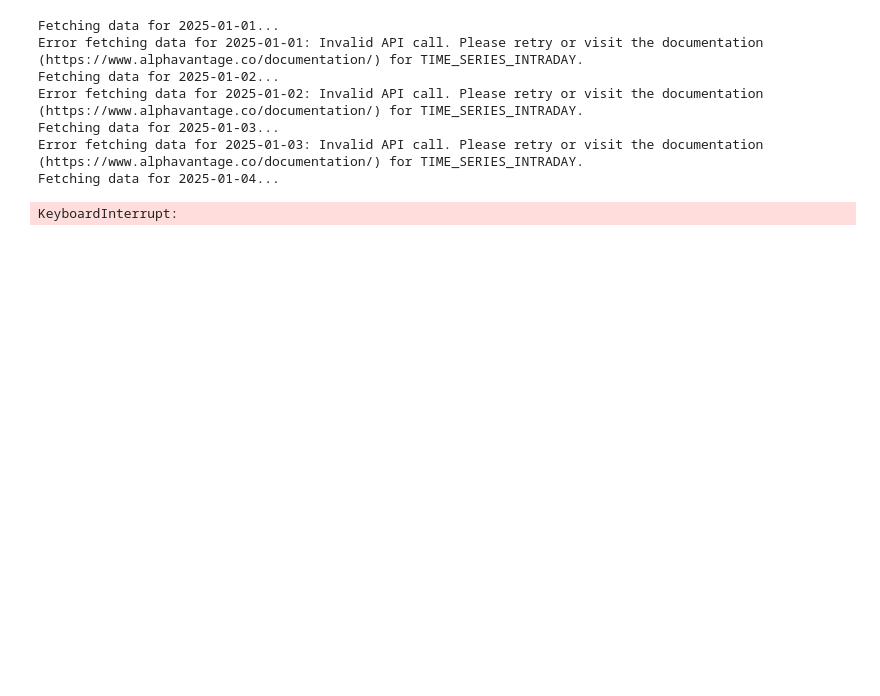
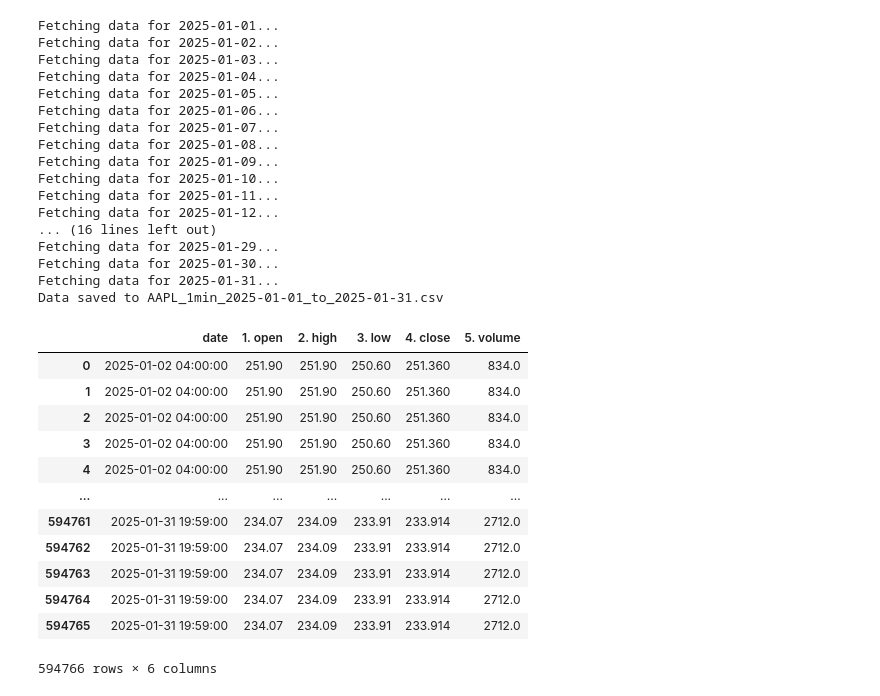
Before and after one commit to KULTHEOM/DOT-SLASH-, a Jupyter notebook: data3.ipynb, the cells around one changed output. Cells and saved outputs as stored; diff of their text form; code cells hidden in the pictures; blank space fills up the shorter version.

```diff
--- a/data3.ipynb
+++ b/data3.ipynb
@@ -8,7 +8,7 @@ import pandas as pd
 import time
 
 # Define your API key
-api_key = "DZN0SFNNTOZKAY20"
+api_key = "ISSFBKY6VWY6XRIS"
 
 # Initialize the Alpha Vantage TimeSeries object
 ts = TimeSeries(key=api_key, output_format='pandas')
@@ -55,7 +55,7 @@ def fetch_monthly_minute_data(symbol, start_date, end_date):
 # Example usage: Fetch data for AAPL from 2025-01-01 to 2025-01-31
 start_date = "2025-01-01"
 end_date = "2025-01-31"
-symbol = "AXISBANK"
+symbol = "AAPL"
 
 data = fetch_monthly_minute_data(symbol, start_date, end_date)
 
@@ -67,10 +67,37 @@ else:
     print("No data fetched.")
 # %% [output]
 Fetching data for 2025-01-01...
-Error fetching data for 2025-01-01: Invalid API call. Please retry or visit the documentation (https://www.alphavantage.co/documentation/) for TIME_SERIES_INTRADAY.
 Fetching data for 2025-01-02...
-Error fetching data for 2025-01-02: Invalid API call. Please retry or visit the documentation (https://www.alphavantage.co/documentation/) for TIME_SERIES_INTRADAY.
 Fetching data for 2025-01-03...
-Error fetching data for 2025-01-03: Invalid API call. Please retry or visit the documentation (https://www.alphavantage.co/documentation/) for TIME_SERIES_INTRADAY.
 Fetching data for 2025-01-04...
+Fetching data for 2025-01-05...
+Fetching data for 2025-01-06...
+Fetching data for 2025-01-07...
+Fetching data for 2025-01-08...
+Fetching data for 2025-01-09...
+Fetching data for 2025-01-10...
+Fetching data for 2025-01-11...
+Fetching data for 2025-01-12...
+... (16 lines left out)
+Fetching data for 2025-01-29...
+Fetching data for 2025-01-30...
+Fetching data for 2025-01-31...
+Data saved to AAPL_1min_2025-01-01_to_2025-01-31.csv
-KeyboardInterrupt:
+# %%
+df= pd.read_csv(r"D:\DOT SLASH\APPLE.csv")
+# %%
+df
+# %% [output]
+|  | date | 1. open | 2. high | 3. low | 4. close | 5. volume |
+| 0 | 2025-01-02 04:00:00 | 251.90 | 251.90 | 250.60 | 251.360 | 834.0 |
+| 1 | 2025-01-02 04:00:00 | 251.90 | 251.90 | 250.60 | 251.360 | 834.0 |
+| 2 | 2025-01-02 04:00:00 | 251.90 | 251.90 | 250.60 | 251.360 | 834.0 |
+| 3 | 2025-01-02 04:00:00 | 251.90 | 251.90 | 250.60 | 251.360 | 834.0 |
+| 4 | 2025-01-02 04:00:00 | 251.90 | 251.90 | 250.60 | 251.360 | 834.0 |
+| ... | ... | ... | ... | ... | ... | ... |
+| 594761 | 2025-01-31 19:59:00 | 234.07 | 234.09 | 233.91 | 233.914 | 2712.0 |
+| 594762 | 2025-01-31 19:59:00 | 234.07 | 234.09 | 233.91 | 233.914 | 2712.0 |
+| 594763 | 2025-01-31 19:59:00 | 234.07 | 234.09 | 233.91 | 233.914 | 2712.0 |
+| 594764 | 2025-01-31 19:59:00 | 234.07 | 234.09 | 233.91 | 233.914 | 2712.0 |
+| 594765 | 2025-01-31 19:59:00 | 234.07 | 234.09 | 233.91 | 233.914 | 2712.0 |
+594766 rows × 6 columns
```
Also changed, not shown: parts of 20 cells of this notebook, 9 other files.
